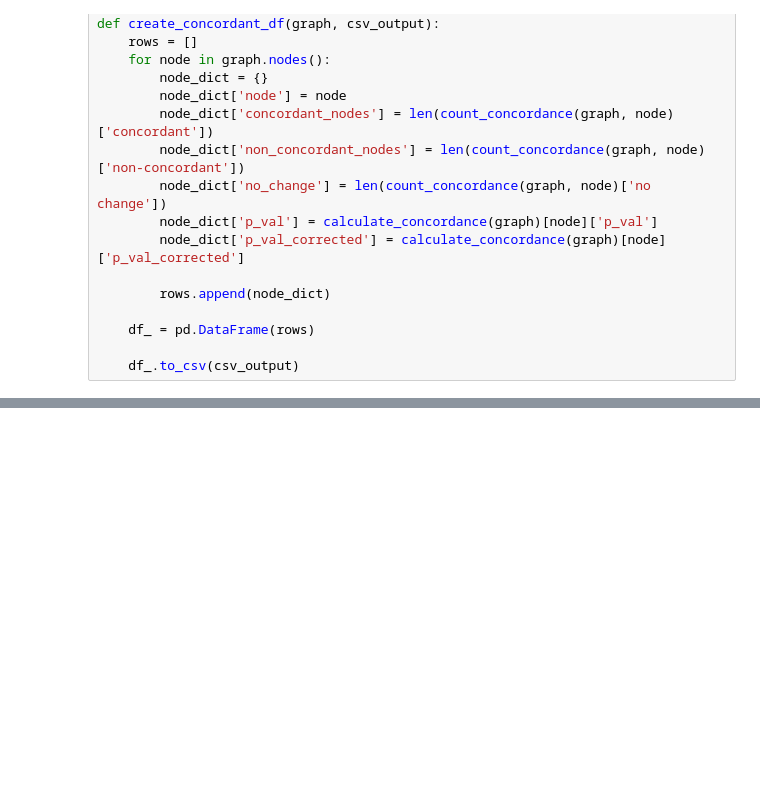
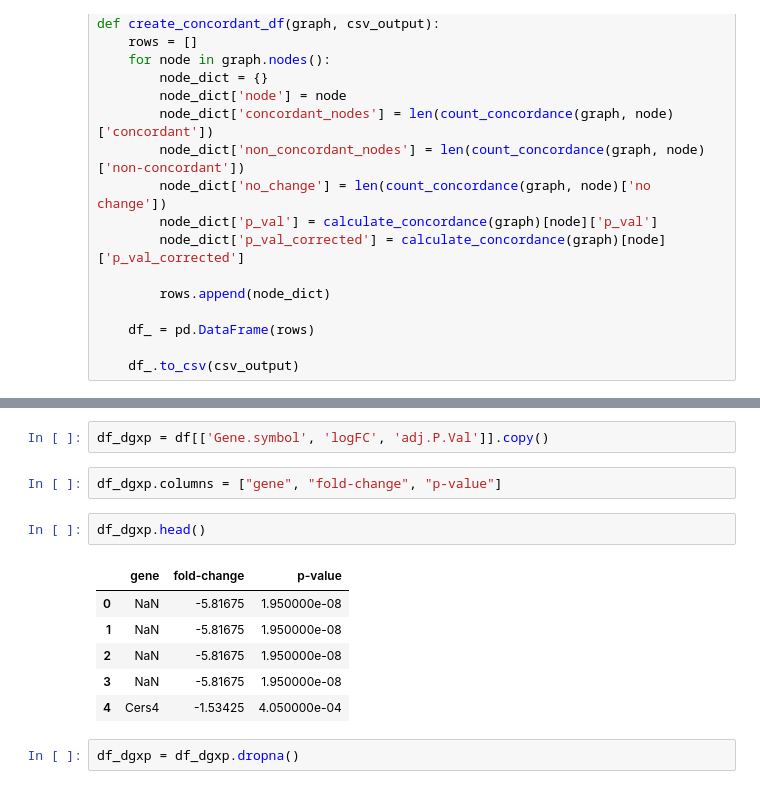
Before and after one commit to sophiakrix/MechanismEnrichmentLab, a Jupyter notebook: NetworksBiology.ipynb, the cells around one changed output, grey strips where cells are left out. Drawn from its saved outputs; the diff is of its cells as text; blank space fills up the shorter version.

```diff
--- a/NetworksBiology.ipynb
+++ b/NetworksBiology.ipynb
@@ -377,0 +407,15 @@ create_concordant_df(G, "/Users/sophiakrix/Desktop/Concordance_test.csv")
+# %%
+df_dgxp = df[['Gene.symbol', 'logFC', 'adj.P.Val']].copy()
+# %%
+df_dgxp.columns = ["gene", "fold-change", "p-value"]
+# %%
+df_dgxp.head()
+# %% [output]
+|  | gene | fold-change | p-value |
+| 0 | NaN | -5.81675 | 1.950000e-08 |
+| 1 | NaN | -5.81675 | 1.950000e-08 |
+| 2 | NaN | -5.81675 | 1.950000e-08 |
+| 3 | NaN | -5.81675 | 1.950000e-08 |
+| 4 | Cers4 | -1.53425 | 4.050000e-04 |
+# %%
+df_dgxp = df_dgxp.dropna()
```
Also changed, not shown: parts of 15 cells of this notebook, 5 other files.
